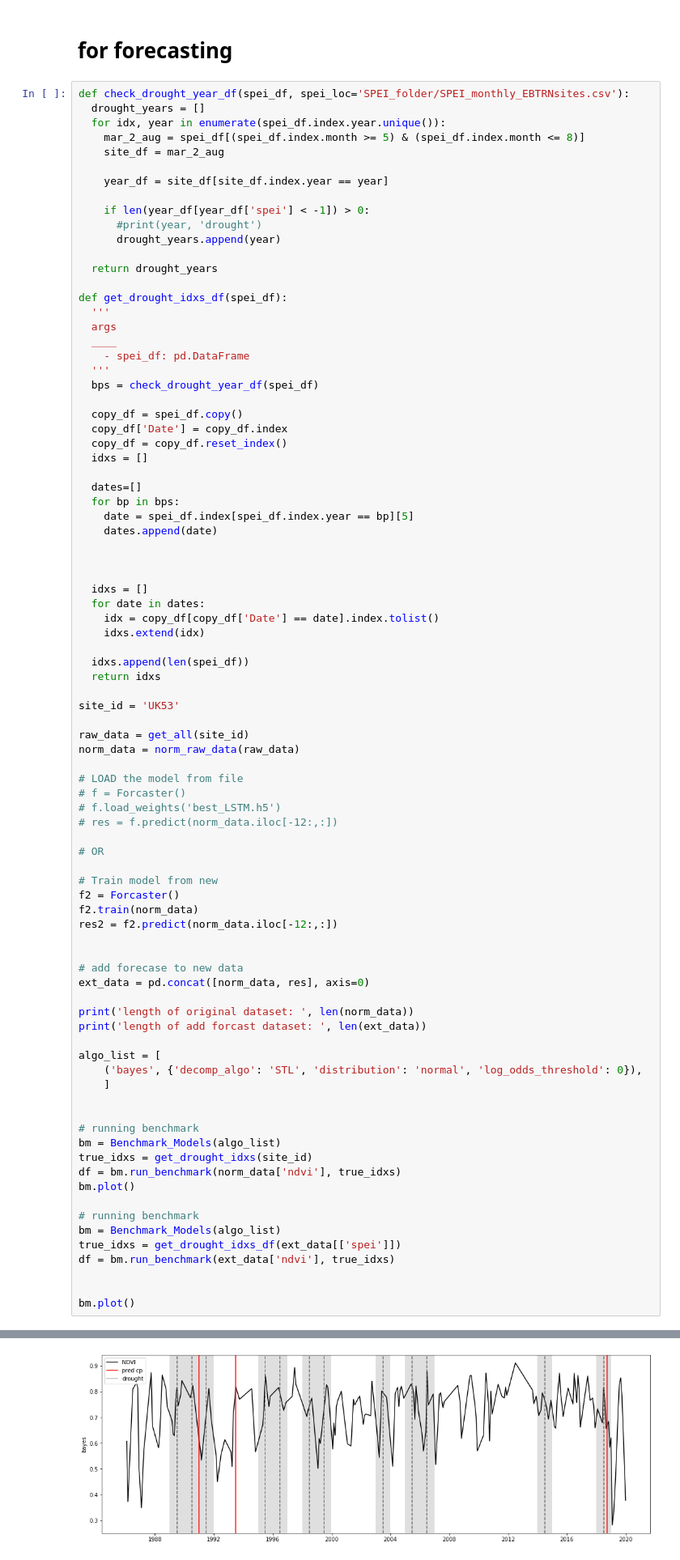
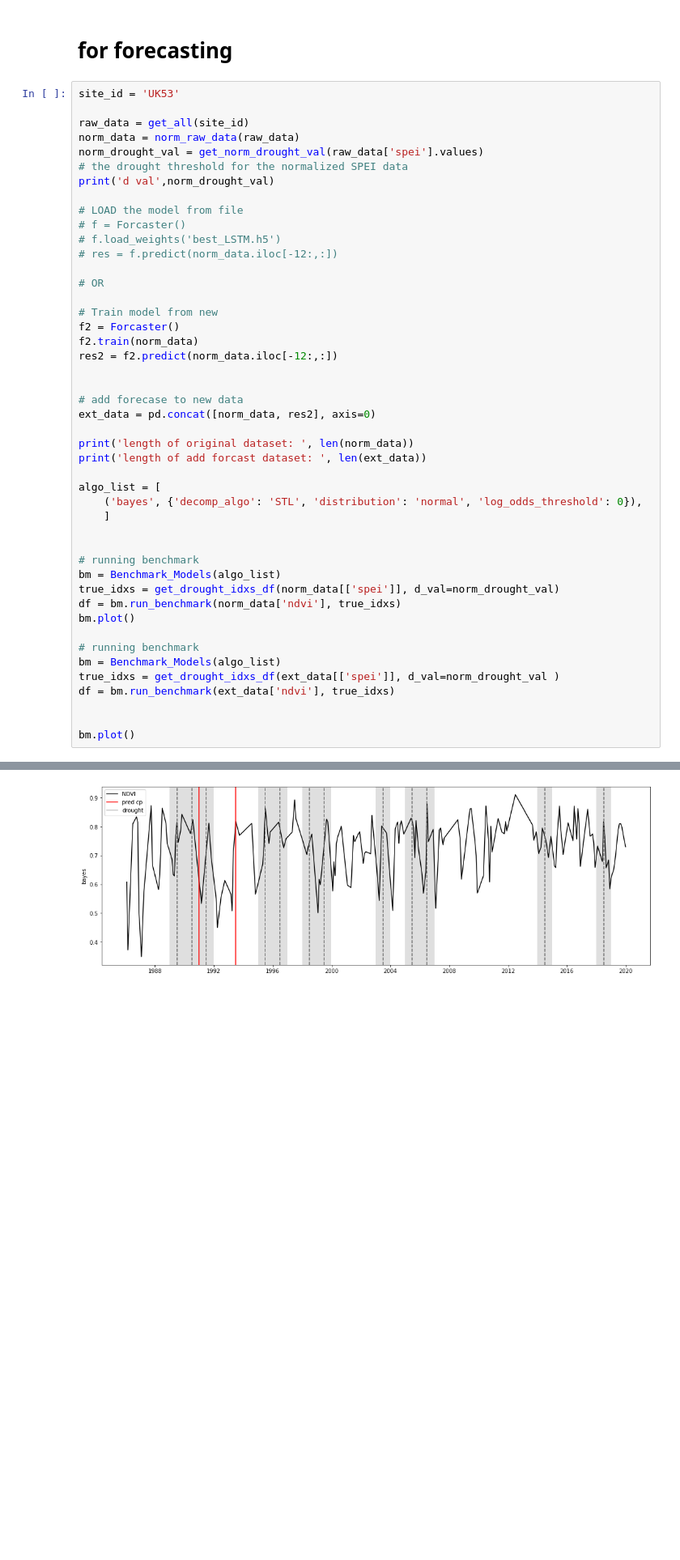
Before and after one commit to jzyee/water_stress_proj, a Jupyter notebook: all_in_one___periodic_wave.ipynb, the cells around one changed output, grey strips where cells are left out. Shown at 81% size. Cells and saved outputs as stored; diff of their text form; blank space fills up the shorter version.

```diff
--- a/all_in_one___periodic_wave.ipynb
+++ b/all_in_one___periodic_wave.ipynb
@@ -422,52 +535,13 @@ workin: ELFI
 # %% [markdown]
 # for forecasting
 # %%
-def check_drought_year_df(spei_df, spei_loc='SPEI_folder/SPEI_monthly_EBTRNsites.csv'):
-  drought_years = []
-  for idx, year in enumerate(spei_df.index.year.unique()):
-    mar_2_aug = spei_df[(spei_df.index.month >= 5) & (spei_df.index.month <= 8)]
-    site_df = mar_2_aug
-
-    year_df = site_df[site_df.index.year == year]
-
-    if len(year_df[year_df['spei'] < -1]) > 0:
-      #print(year, 'drought')
-      drought_years.append(year)
-
-  return drought_years
-
-def get_drought_idxs_df(spei_df):
-  '''
-  args
-  ____
-    - spei_df: pd.DataFrame
-  '''
-  bps = check_drought_year_df(spei_df)
-
-  copy_df = spei_df.copy()
-  copy_df['Date'] = copy_df.index
-  copy_df = copy_df.reset_index()
-  idxs = []
-
-  dates=[]
-  for bp in bps:
-    date = spei_df.index[spei_df.index.year == bp][5]
-    dates.append(date)
-
-
-
-  idxs = []
-  for date in dates:
-    idx = copy_df[copy_df['Date'] == date].index.tolist()
-    idxs.extend(idx)
-
-  idxs.append(len(spei_df))
-  return idxs
-
 site_id = 'UK53'
 
 raw_data = get_all(site_id)
 norm_data = norm_raw_data(raw_data)
+norm_drought_val = get_norm_drought_val(raw_data['spei'].values)
+# the drought threshold for the normalized SPEI data
+print('d val',norm_drought_val)
 
 # LOAD the model from file
 # f = Forcaster()
@@ -483,7 +557,7 @@ res2 = f2.predict(norm_data.iloc[-12:,:])
 
 
 # add forecase to new data
-ext_data = pd.concat([norm_data, res], axis=0)
+ext_data = pd.concat([norm_data, res2], axis=0)
 
 print('length of original dataset: ', len(norm_data))
 print('length of add forcast dataset: ', len(ext_data))
@@ -495,13 +569,13 @@ algo_list = [
 
 # running benchmark
 bm = Benchmark_Models(algo_list)
-true_idxs = get_drought_idxs(site_id)
+true_idxs = get_drought_idxs_df(norm_data[['spei']], d_val=norm_drought_val)
 df = bm.run_benchmark(norm_data['ndvi'], true_idxs)
 bm.plot()
 
 # running benchmark
 bm = Benchmark_Models(algo_list)
-true_idxs = get_drought_idxs_df(ext_data[['spei']])
+true_idxs = get_drought_idxs_df(ext_data[['spei']], d_val=norm_drought_val )
 df = bm.run_benchmark(ext_data['ndvi'], true_idxs)
 
 
@@ -510,4 +585,4 @@ bm.plot()
 length of original dataset:  396
 length of add forcast dataset:  408
 [figure]
-[figure, old version]
+[figure, new version]
```
Also changed, not shown: parts of 39 cells of this notebook.
